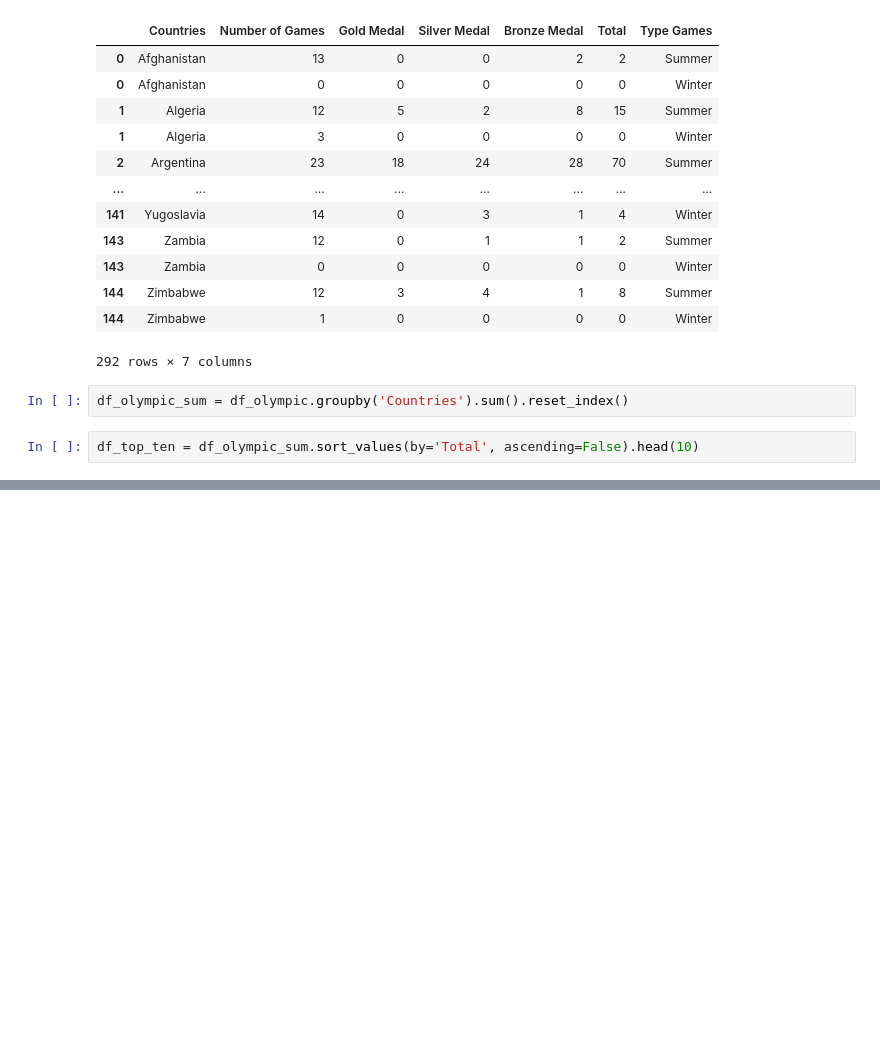
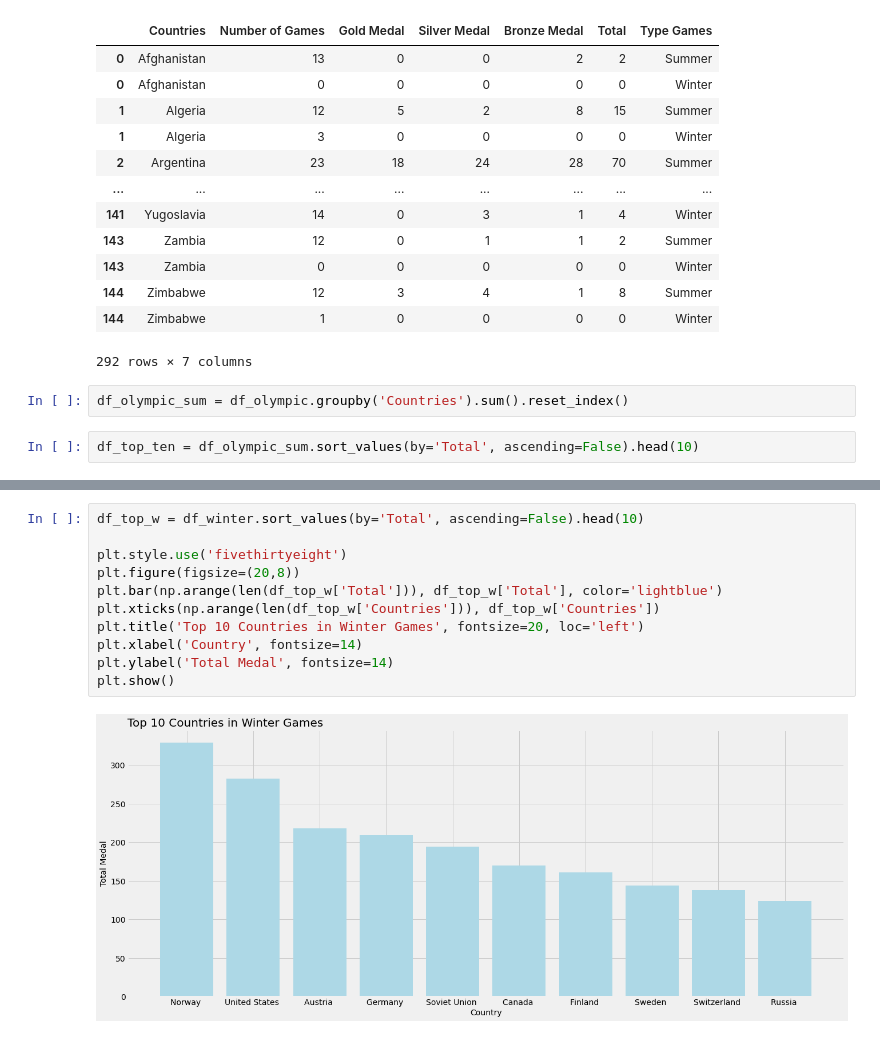
Before and after one commit to grhagandanap/Olympic-Games-Standings-, a Jupyter notebook: Olympics Standings.ipynb, the cells around one changed output, grey strips where cells are left out. Cells and saved outputs as stored; diff of their text form; blank space fills up the shorter version.

```diff
--- a/Olympics Standings.ipynb
+++ b/Olympics Standings.ipynb
@@ -133,0 +150,13 @@ Text(0.0, 1.0, 'Top 10 Countries in All Games')
+# %%
+df_top_w = df_winter.sort_values(by='Total', ascending=False).head(10)
+
+plt.style.use('fivethirtyeight')
+plt.figure(figsize=(20,8))
+plt.bar(np.arange(len(df_top_w['Total'])), df_top_w['Total'], color='lightblue')
+plt.xticks(np.arange(len(df_top_w['Countries'])), df_top_w['Countries'])
+plt.title('Top 10 Countries in Winter Games', fontsize=20, loc='left')
+plt.xlabel('Country', fontsize=14)
+plt.ylabel('Total Medal', fontsize=14)
+plt.show()
+# %% [output]
+[figure, added]
```
Also changed, not shown: parts of 3 cells of this notebook.
